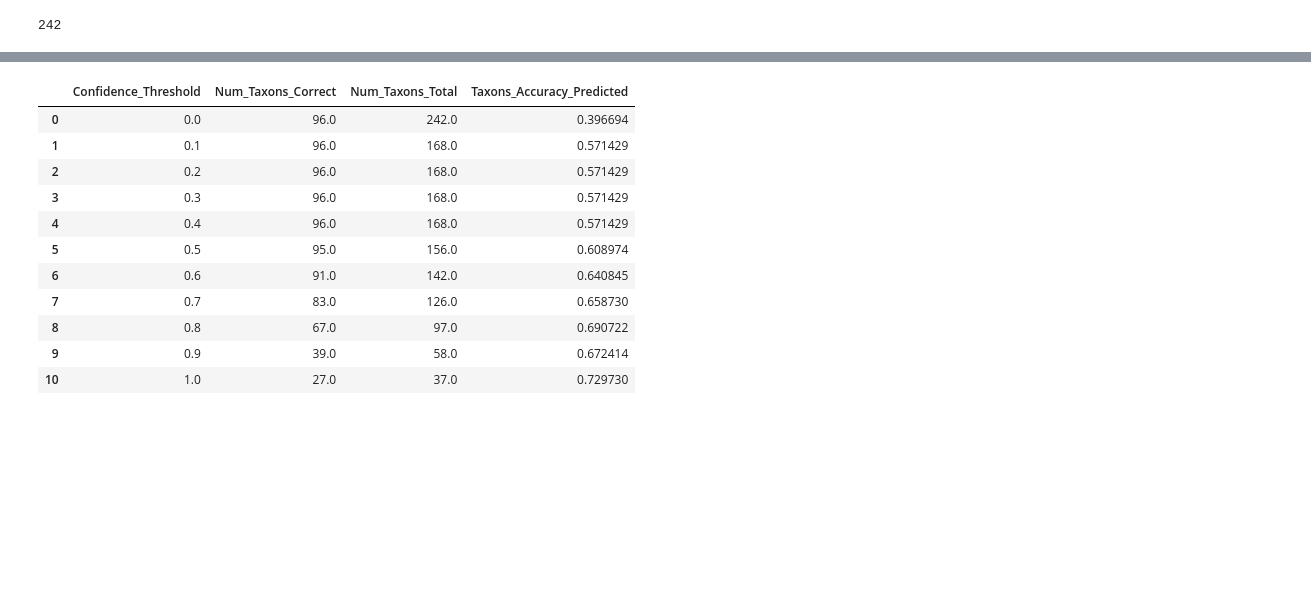
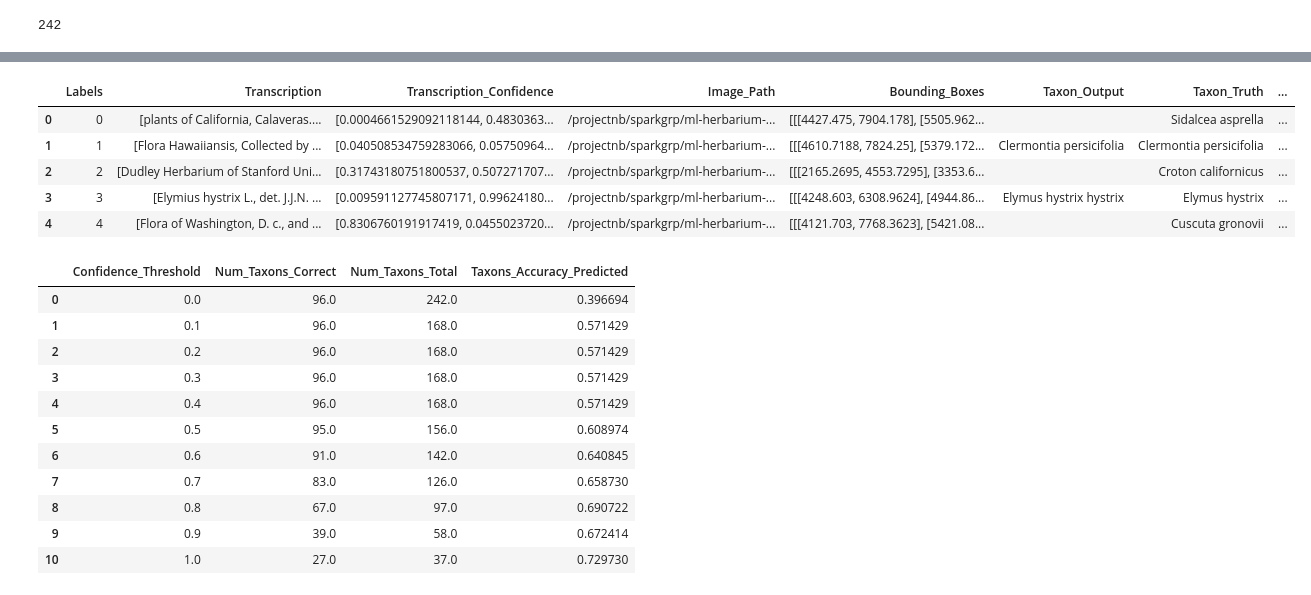
Before and after one commit to BU-Spark/ml-herbarium, a Jupyter notebook: trocr/trocr_with_detr_label_extraction.ipynb, the cells around one changed output, grey strips where cells are left out. Drawn from its saved outputs; the diff is of its cells as text; code cells hidden in the pictures; blank space fills up the shorter version.

```diff
--- a/trocr/trocr_with_detr_label_extraction.ipynb
+++ b/trocr/trocr_with_detr_label_extraction.ipynb
@@ -445,5 +452,19 @@ for index, row in combined_df.iterrows():
 combined_df["Cosine_Similarity"] = cosine_sim
 combined_df.to_pickle(save_dir+"full_results_with_cossim.pkl")
+# %%
+combined_df = pickle.load(open(save_dir+"full_results_with_cossim.pkl", "rb"))
+
+columns_list = combined_df.columns.tolist()
+columns_list.remove("Taxon_Truth")
+columns_list.insert(-2, "Taxon_Truth")
+combined_df[columns_list].head()
+# %% [output]
+|  | Labels | Transcription | Transcription_Confidence | Image_Path | Bounding_Boxes | Taxon_Output | Taxon_Truth | ... |
+| 0 | 0 | [plants of California, Calaveras.... | [0.0004661529092118144, 0.4830363... | /projectnb/sparkgrp/ml-herbarium-... | [[[4427.475, 7904.178], [5505.962... |  | Sidalcea asprella | ... |
+| 1 | 1 | [Flora Hawaiiansis, Collected by ... | [0.040508534759283066, 0.05750964... | /projectnb/sparkgrp/ml-herbarium-... | [[[4610.7188, 7824.25], [5379.172... | Clermontia persicifolia | Clermontia persicifolia | ... |
+| 2 | 2 | [Dudley Herbarium of Stanford Uni... | [0.31743180751800537, 0.507271707... | /projectnb/sparkgrp/ml-herbarium-... | [[[2165.2695, 4553.7295], [3353.6... |  | Croton californicus | ... |
+| 3 | 3 | [Elymius hystrix L., det. J.J.N. ... | [0.009591127745807171, 0.99624180... | /projectnb/sparkgrp/ml-herbarium-... | [[[4248.603, 6308.9624], [4944.86... | Elymus hystrix hystrix | Elymus hystrix | ... |
+| 4 | 4 | [Flora of Washington, D. c., and ... | [0.8306760191917419, 0.0455023720... | /projectnb/sparkgrp/ml-herbarium-... | [[[4121.703, 7768.3623], [5421.08... |  | Cuscuta gronovii | ... |
 # %%
 combined_df = pickle.load(open(save_dir+"full_results_with_cossim.pkl", "rb"))
 final_taxon_prediction = pd.DataFrame(columns=["Confidence_Threshold", "Num_Taxons_Correct",
```
Also changed, not shown: parts of 7 cells of this notebook, 4 other files.
